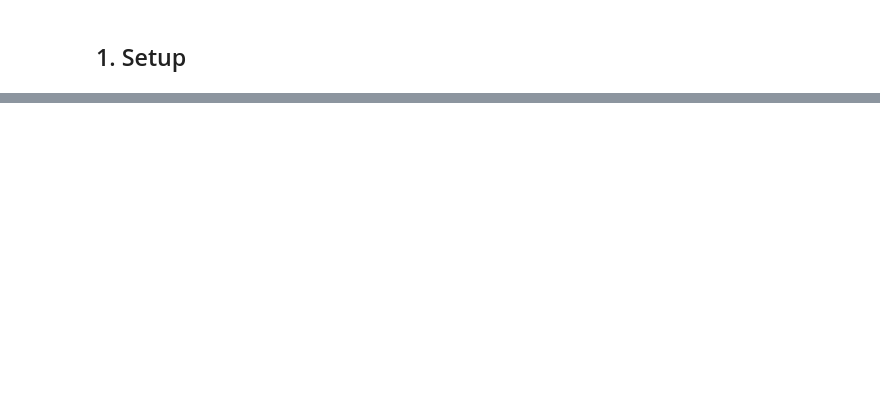
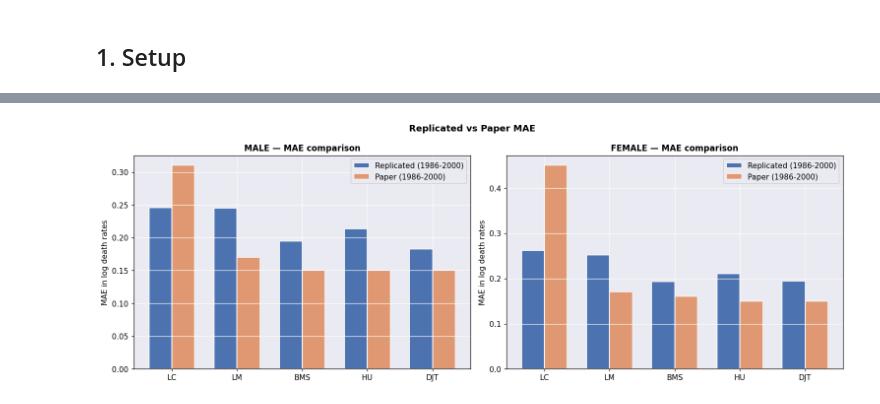
Before and after one commit to IKSHRESTHA/Summer-Project, a Jupyter notebook: review_paper_1.ipynb, the cells around one changed output, grey strips where cells are left out. Drawn from its saved outputs; the diff is of its cells as text; code cells hidden in the pictures; blank space fills up the shorter version.

```diff
--- a/review_paper_1.ipynb
+++ b/review_paper_1.ipynb
@@ -817,0 +730,25 @@ except PermissionError:
+# %%
+# Summary comparison: replicated vs paper averages
+if not df_log.empty:
+    fig, axes = plt.subplots(1, 2, figsize=(14, 5))
+    paper_mae = {
+        "male":   {"LC":0.31,"LM":0.17,"BMS":0.15,"HU":0.15,"DJT":0.15},
+        "female": {"LC":0.45,"LM":0.17,"BMS":0.16,"HU":0.15,"DJT":0.15},
+    }
+    x = np.arange(len(METHODS)); w = 0.35
+    for si, sex in enumerate(SEXES):
+        ax = axes[si]
+        rep = df_log[df_log["Sex"]==sex].groupby("Method")["MAE"].mean()
+        rep_vals = [rep.get(m, np.nan) for m in METHODS]
+        pap_vals = [paper_mae[sex][m] for m in METHODS]
+        ax.bar(x - w/2, rep_vals, w, label=f"Replicated ({EVAL_START}-{EVAL_END})",
+               color="#4C72B0", edgecolor="white")
+        ax.bar(x + w/2, pap_vals, w, label="Paper (1986-2000)",
+               color="#DD8452", edgecolor="white", alpha=0.8)
+        ax.set_xticks(x); ax.set_xticklabels(METHODS)
+        ax.set_title(f"{sex.upper()} — MAE comparison")
+        ax.set_ylabel("MAE in log death rates"); ax.legend()
+    plt.suptitle("Replicated vs Paper MAE", fontsize=12, fontweight="bold")
+    plt.tight_layout(); plt.show()
+# %% [output]
+[figure, added]
```
Also changed, not shown: parts of 85 cells of this notebook, 32 other files.
